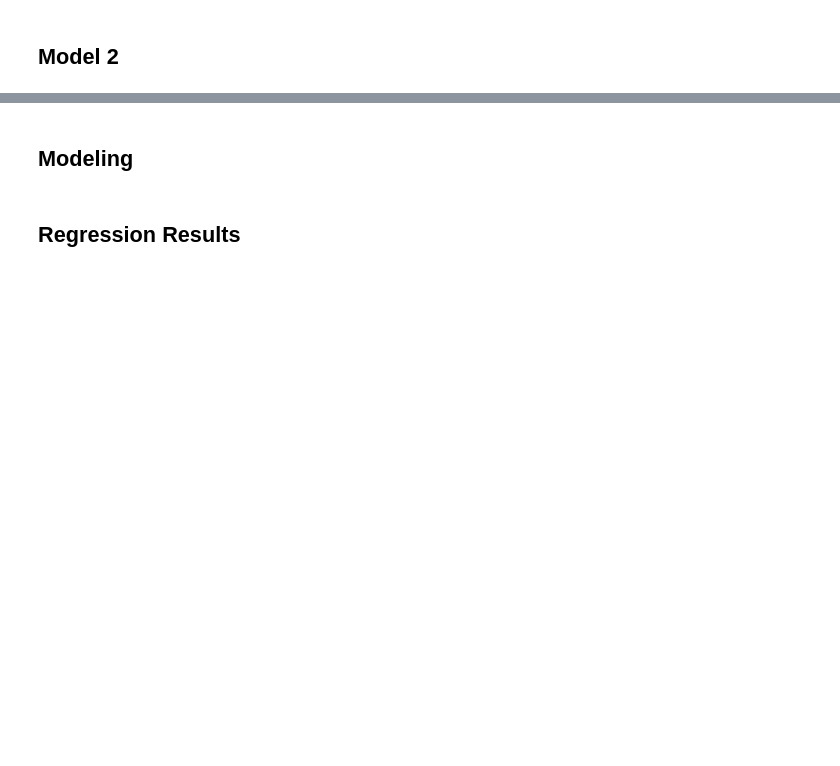
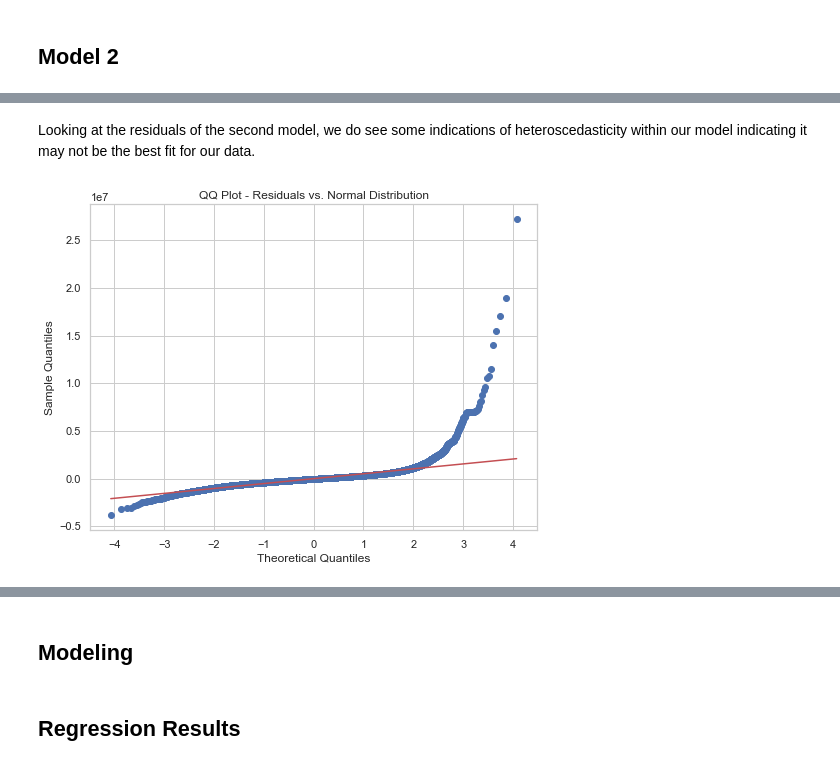
Before and after one commit to ldwilker10/Phase2_Project, a Jupyter notebook: Rough_Draft_Notebook.ipynb, the cells around one changed output, grey strips where cells are left out. Saved outputs shown, nothing was run; the diff lists cells and outputs as text; code cells hidden in the pictures; blank space fills up the shorter version.

```diff
--- a/Rough_Draft_Notebook.ipynb
+++ b/Rough_Draft_Notebook.ipynb
@@ -698,0 +758,12 @@ Dropping columns (Age or yr_built), sqft_above and bathrooms due to higher multi
+# %% [markdown]
+Looking at the residuals of the second model, we do see some indications of heteroscedasticity within our model indicating it may not be the best fit for our data.
+# %%
+# Creating the QQ plot
+plt.figure(figsize=(8, 6))
+stats.probplot(residuals, plot=plt)
+plt.title("QQ Plot - Residuals vs. Normal Distribution")
+plt.xlabel("Theoretical Quantiles")
+plt.ylabel("Sample Quantiles")
+plt.show()
+# %% [output]
+[figure, added]
```
Also changed, not shown: parts of 22 cells of this notebook.
